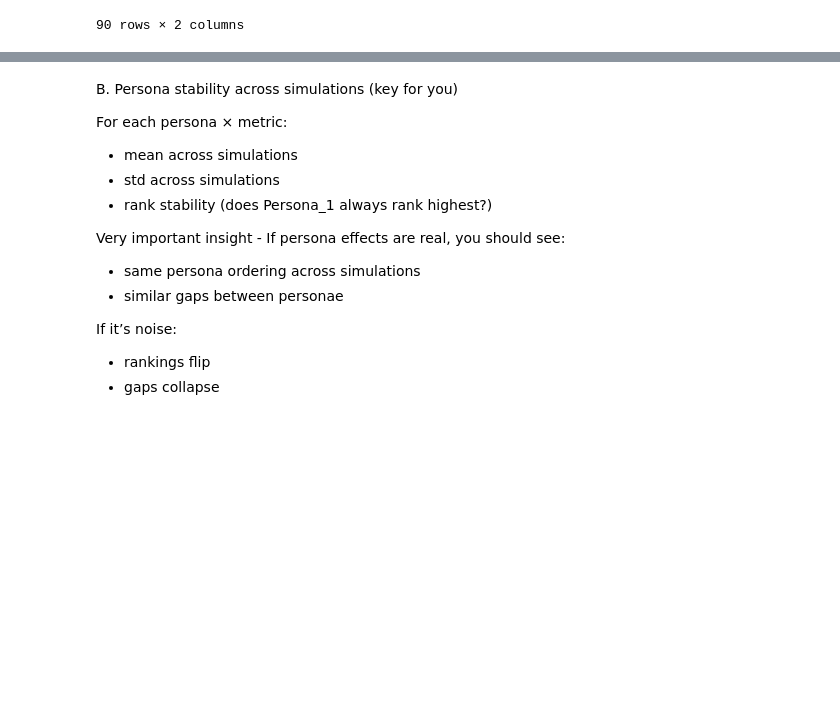
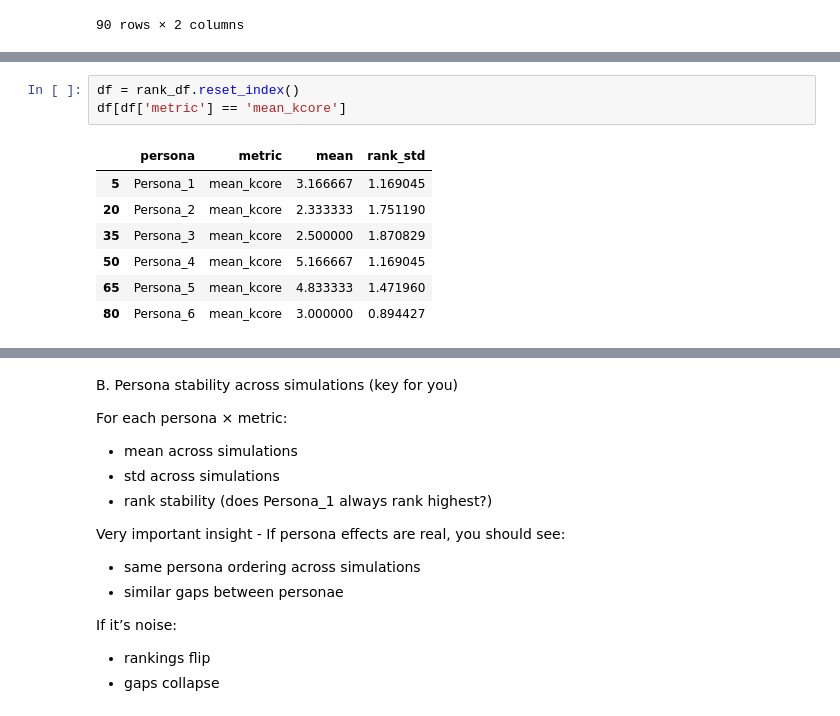
Before and after one commit to MagdalenaWilk/Personality-Driven_Behaviour_in_Synthetic_Social_Networks, a Jupyter notebook: analysis_set1_follow.ipynb, the cells around one changed output, grey strips where cells are left out. Saved outputs shown, nothing was run; the diff lists cells and outputs as text; blank space fills up the shorter version.

```diff
--- a/analysis_set1_follow.ipynb
+++ b/analysis_set1_follow.ipynb
@@ -778,0 +828,11 @@ rank_df
+# %%
+df = rank_df.reset_index()
+df[df['metric'] == 'mean_kcore']
+# %% [output]
+|  | persona | metric | mean | rank_std |
+| 5 | Persona_1 | mean_kcore | 3.166667 | 1.169045 |
+| 20 | Persona_2 | mean_kcore | 2.333333 | 1.751190 |
+| 35 | Persona_3 | mean_kcore | 2.500000 | 1.870829 |
+| 50 | Persona_4 | mean_kcore | 5.166667 | 1.169045 |
+| 65 | Persona_5 | mean_kcore | 4.833333 | 1.471960 |
+| 80 | Persona_6 | mean_kcore | 3.000000 | 0.894427 |
```
Also changed, not shown: parts of 4 cells of this notebook, 1 other file.
